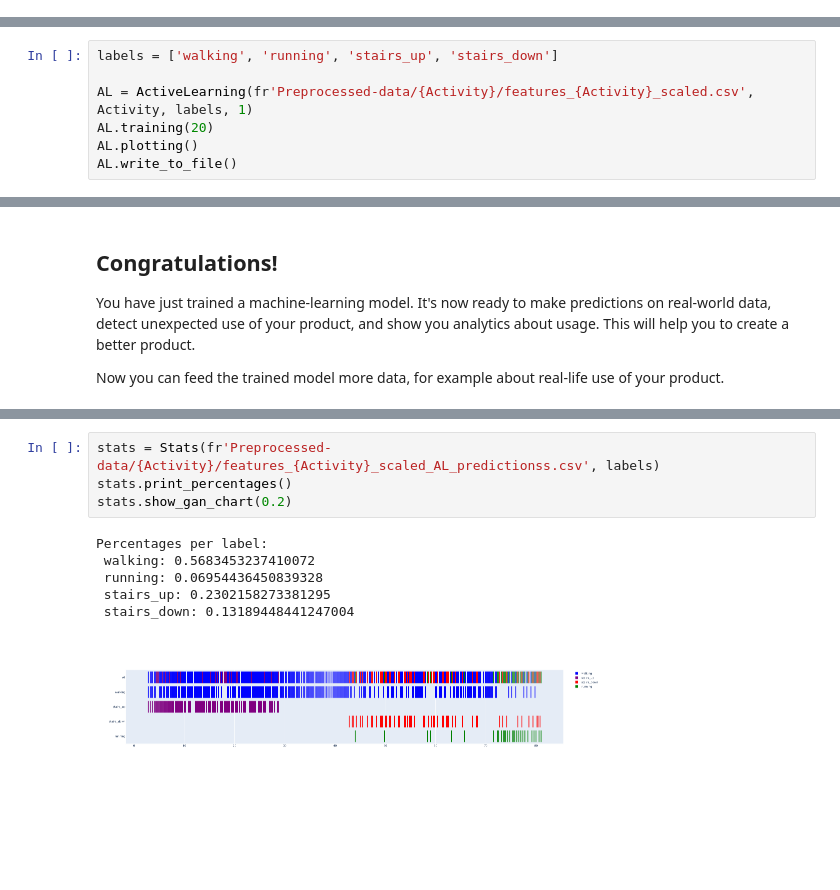
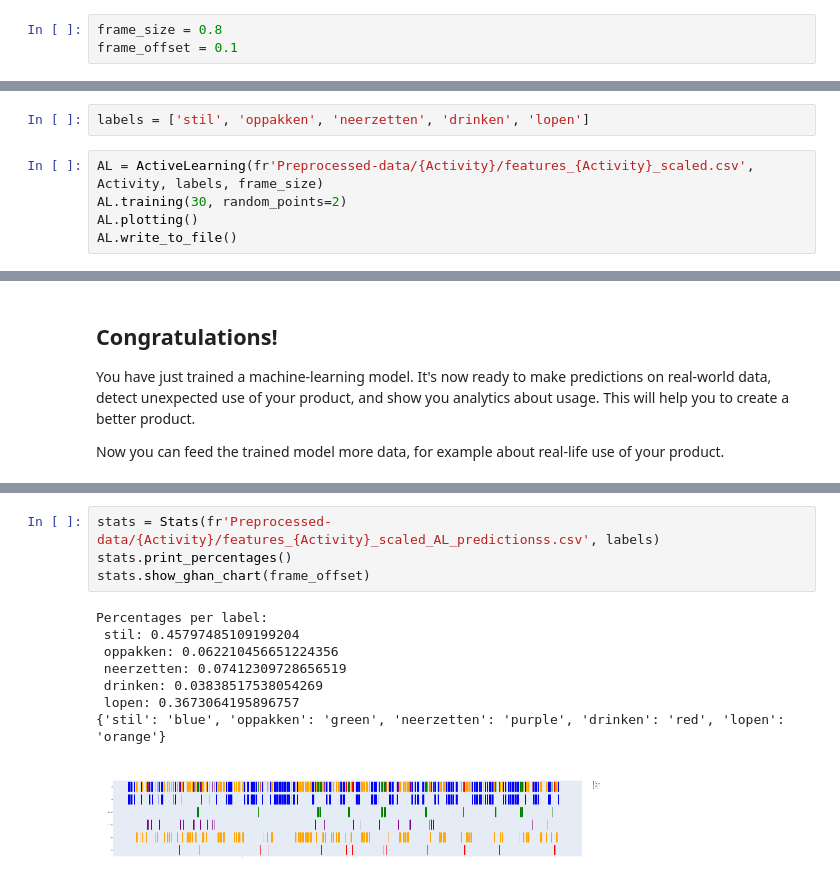
Before and after one commit to iantmn/Capstone-AI-IoT, a Jupyter notebook: Notebook.ipynb, the cells around one changed output, grey strips where cells are left out. Cells and saved outputs as stored; diff of their text form; blank space fills up the shorter version.

```diff
--- a/Notebook.ipynb
+++ b/Notebook.ipynb
@@ -44,6 +44,9 @@ There are **4 variables** that are important for you to edit:
 Enter the values below, and run the cell to start the preprocessing. ATTENTION: the frame size and the frame offset, should be the same for all the different files, while the start-chop and the end-chop may differ.
 
 After you've preprocessed your data, the application will have extracted features like standard deviation and most present frequency. These features will be used to analyze the characteristics of a data point and classify it to an activity.
+# %%
+frame_size = 0.8
+frame_offset = 0.1
 # %%
 empty_files([f'Preprocessed-data/{Activity}/features_{Activity}.txt',
              f'Preprocessed-data/{Activity}/features_{Activity}_scaled.csv',
@@ -79,8 +92,8 @@ print(amount_of_samples(f'Preprocessed-data/{Activity}/processed_data_files.txt'
+# %%
+labels = ['stil', 'oppakken', 'neerzetten', 'drinken', 'lopen']
 # %%
-labels = ['walking', 'running', 'stairs_up', 'stairs_down']
-
-AL = ActiveLearning(fr'Preprocessed-data/{Activity}/features_{Activity}_scaled.csv', Activity, labels, 1)
-AL.training(20)
+AL = ActiveLearning(fr'Preprocessed-data/{Activity}/features_{Activity}_scaled.csv', Activity, labels, frame_size)
+AL.training(30, random_points=2)
 AL.plotting()
 AL.write_to_file()
 # %% [output]
@@ -130,11 +143,13 @@ ND.play_novelties(novelties, 1)
 # %%
 stats = Stats(fr'Preprocessed-data/{Activity}/features_{Activity}_scaled_AL_predictionss.csv', labels)
 stats.print_percentages()
-stats.show_gan_chart(0.2)
+stats.show_ghan_chart(frame_offset)
 # %% [output]
 Percentages per label:
- walking: 0.5683453237410072
- running: 0.06954436450839328
- stairs_up: 0.2302158273381295
- stairs_down: 0.13189448441247004
+ stil: 0.45797485109199204
+ oppakken: 0.062210456651224356
+ neerzetten: 0.07412309728656519
+ drinken: 0.03838517538054269
+ lopen: 0.3673064195896757
+{'stil': 'blue', 'oppakken': 'green', 'neerzetten': 'purple', 'drinken': 'red', 'lopen': 'orange'}
-[figure, old version]
+[figure, new version]
```
Also changed, not shown: parts of 7 cells of this notebook, 37 other files.
